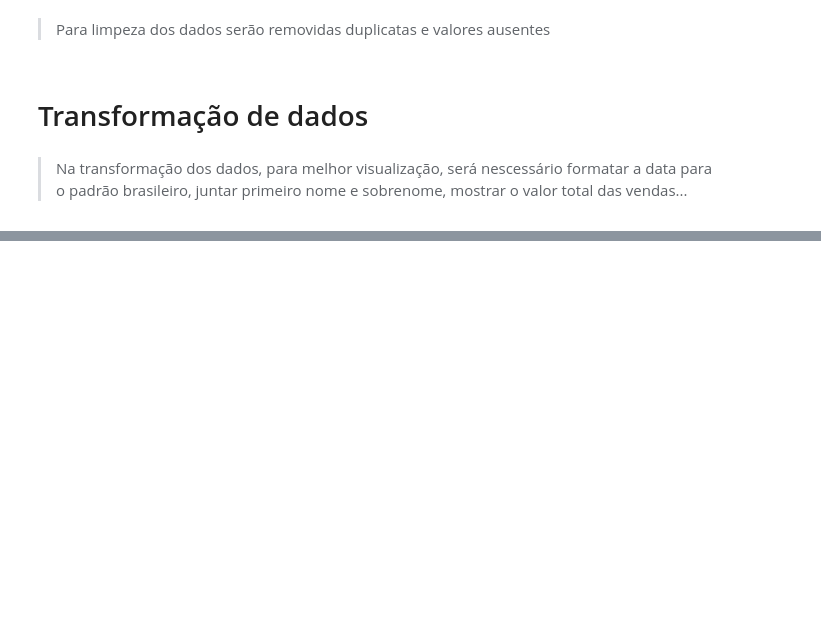
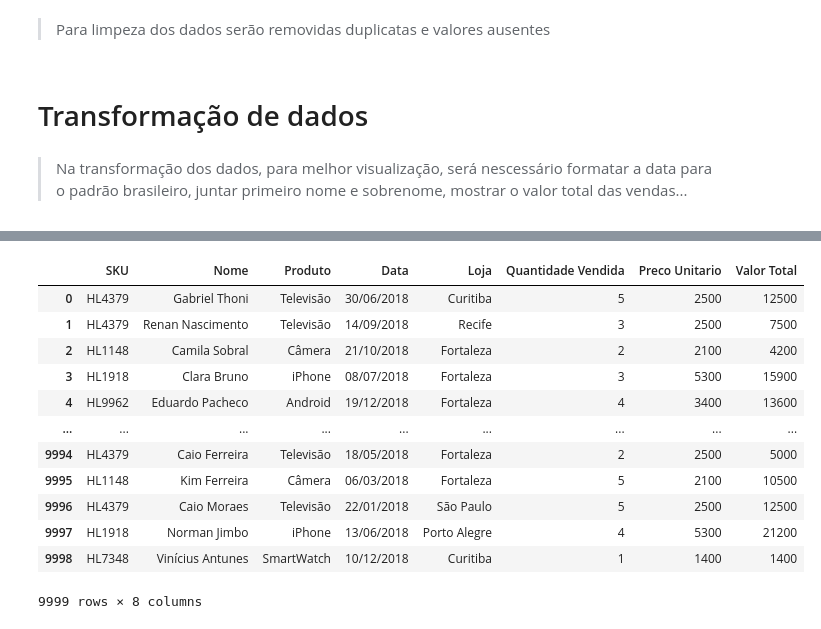
Before and after one commit to Natalia-SB/Portfolio, a Jupyter notebook: vendas.ipynb, the cells around one changed output, grey strips where cells are left out. Drawn from its saved outputs; the diff is of its cells as text; code cells hidden in the pictures; blank space fills up the shorter version.

```diff
--- a/vendas.ipynb
+++ b/vendas.ipynb
@@ -130,0 +152,16 @@ display(vendas)
+# %%
+display(vendas)
+# %% [output]
+|  | SKU | Nome | Produto | Data | Loja | Quantidade Vendida | Preco Unitario | Valor Total |
+| 0 | HL4379 | Gabriel Thoni | Televisão | 30/06/2018 | Curitiba | 5 | 2500 | 12500 |
+| 1 | HL4379 | Renan Nascimento | Televisão | 14/09/2018 | Recife | 3 | 2500 | 7500 |
+| 2 | HL1148 | Camila Sobral | Câmera | 21/10/2018 | Fortaleza | 2 | 2100 | 4200 |
+| 3 | HL1918 | Clara Bruno | iPhone | 08/07/2018 | Fortaleza | 3 | 5300 | 15900 |
+| 4 | HL9962 | Eduardo Pacheco | Android | 19/12/2018 | Fortaleza | 4 | 3400 | 13600 |
+| ... | ... | ... | ... | ... | ... | ... | ... | ... |
+| 9994 | HL4379 | Caio Ferreira | Televisão | 18/05/2018 | Fortaleza | 2 | 2500 | 5000 |
+| 9995 | HL1148 | Kim Ferreira | Câmera | 06/03/2018 | Fortaleza | 5 | 2100 | 10500 |
+| 9996 | HL4379 | Caio Moraes | Televisão | 22/01/2018 | São Paulo | 5 | 2500 | 12500 |
+| 9997 | HL1918 | Norman Jimbo | iPhone | 13/06/2018 | Porto Alegre | 4 | 5300 | 21200 |
+| 9998 | HL7348 | Vinícius Antunes | SmartWatch | 10/12/2018 | Curitiba | 1 | 1400 | 1400 |
+9999 rows × 8 columns
```
Also changed, not shown: parts of 7 cells of this notebook.
